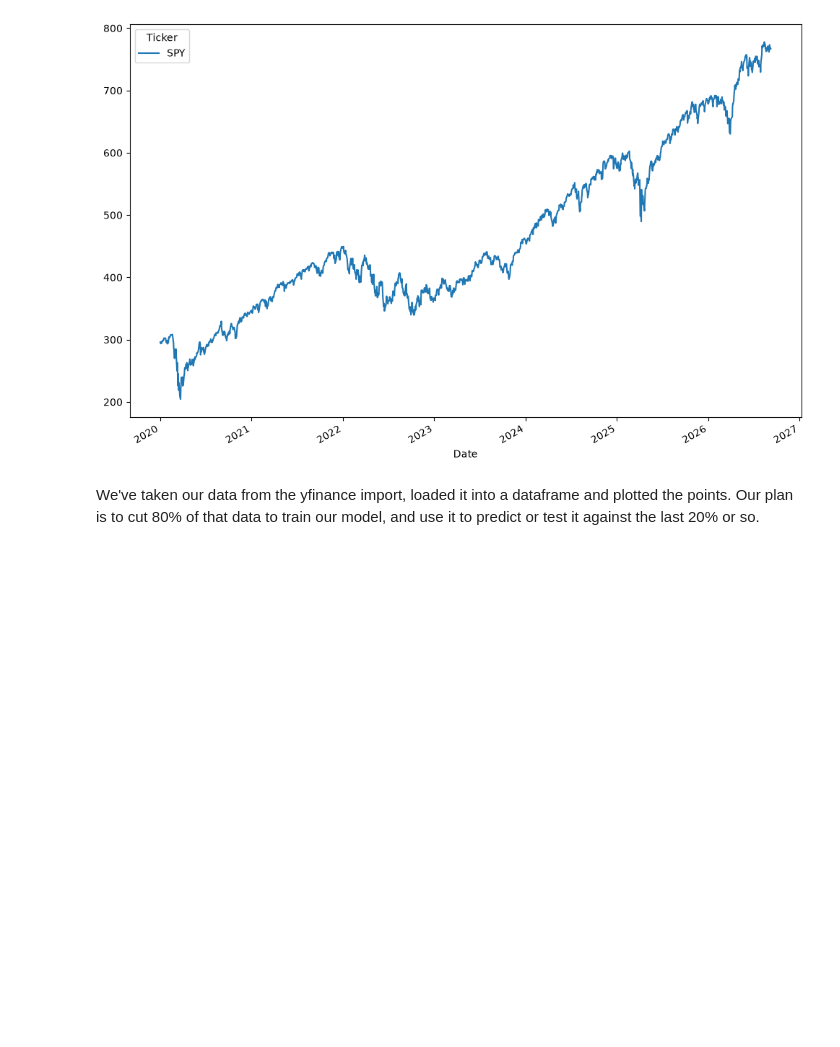
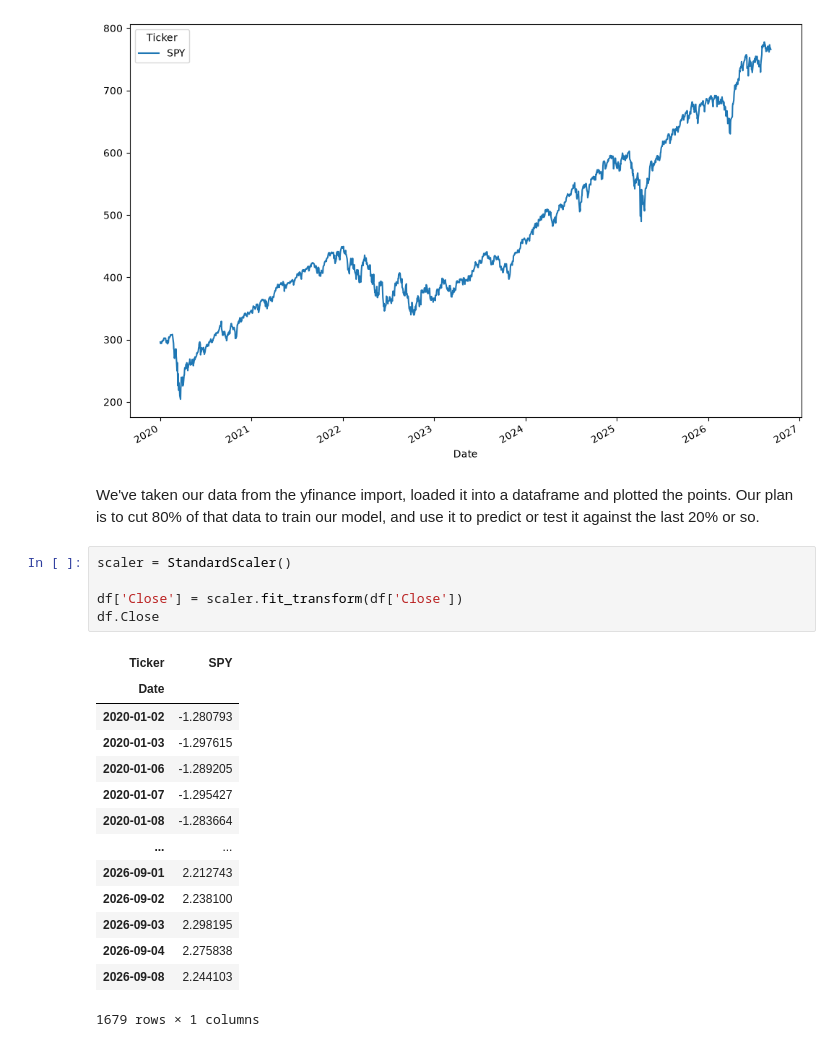
Before and after one commit to withT33th/stockPricePredictor, a Jupyter notebook: notebook.ipynb, the cells around one changed output. Saved outputs shown, nothing was run; the diff lists cells and outputs as text; blank space fills up the shorter version.

Commit message:
Scaling Close Prices

```diff
--- a/notebook.ipynb
+++ b/notebook.ipynb
@@ -45,3 +47,23 @@ Date
 [figure]
 # %% [markdown]
 We've taken our data from the yfinance import, loaded it into a dataframe and plotted the points. Our plan is to cut 80% of that data to train our model, and use it to predict or test it against the last 20% or so.
+# %%
+scaler = StandardScaler()
+
+df['Close'] = scaler.fit_transform(df['Close'])
+df.Close
+# %% [output]
+| Ticker | SPY |
+| Date |  |
+| 2020-01-02 | -1.280793 |
+| 2020-01-03 | -1.297615 |
+| 2020-01-06 | -1.289205 |
+| 2020-01-07 | -1.295427 |
+| 2020-01-08 | -1.283664 |
+| ... | ... |
+| 2026-09-01 | 2.212743 |
+| 2026-09-02 | 2.238100 |
+| 2026-09-03 | 2.298195 |
+| 2026-09-04 | 2.275838 |
+| 2026-09-08 | 2.244103 |
+1679 rows × 1 columns
```
Also changed, not shown: parts of 1 cell of this notebook.
